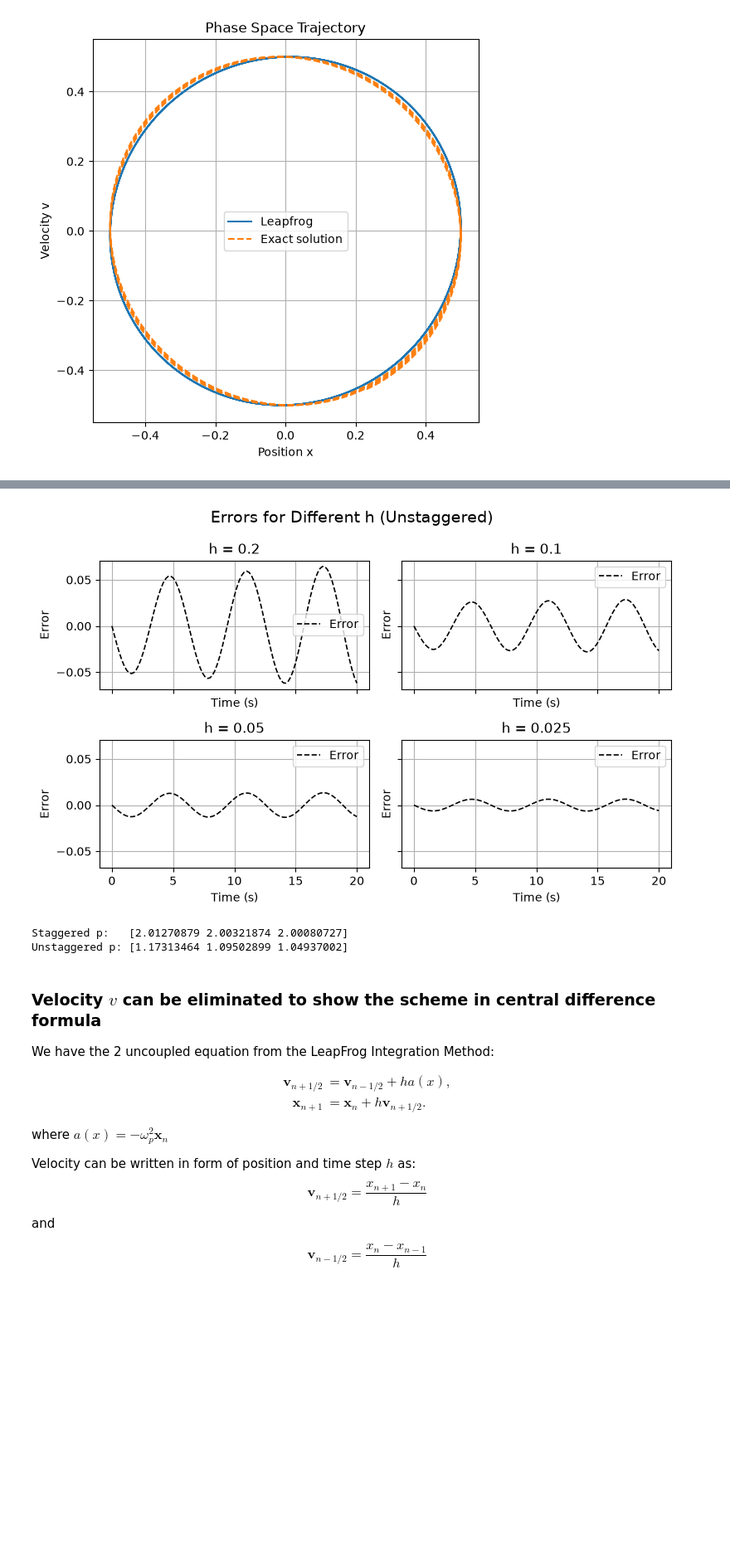
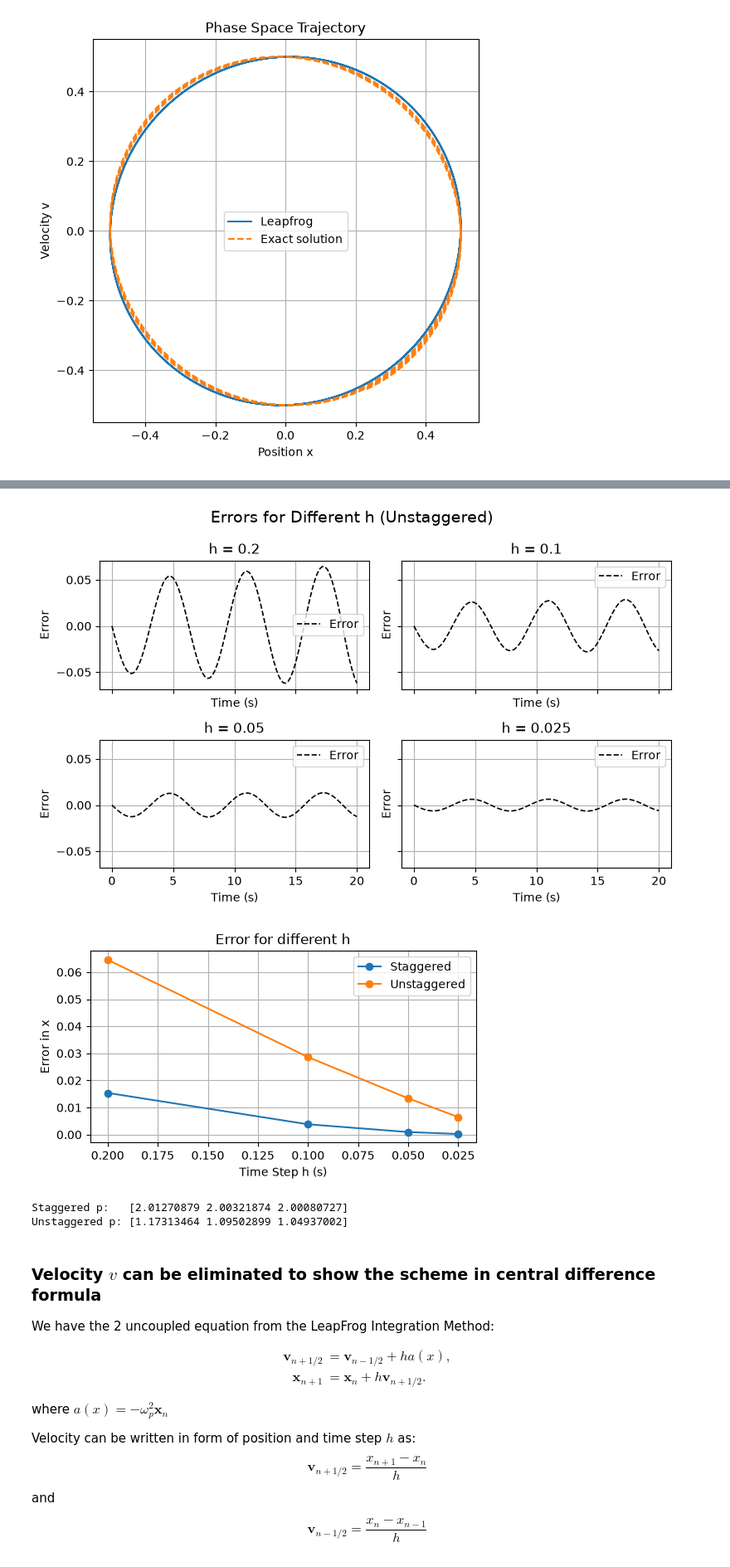
Before and after one commit to Aathi2165/AE801_2026, a Jupyter notebook: numode_ivp/Naman_IVP_ODE.ipynb, the cells around one changed output, grey strips where cells are left out. Shown at 83% size. Cells and saved outputs as stored; diff of their text form; code cells hidden in the pictures; blank space fills up the shorter version.

Commit message:
added max error plot vs time step

```diff
--- a/numode_ivp/Naman_IVP_ODE.ipynb
+++ b/numode_ivp/Naman_IVP_ODE.ipynb
@@ -210,33 +210,45 @@ for i in range(len(h_values)):
     ax = axs.flat[i]
     h = h_values[i]
     ax.plot(time1[h], err_arr_2[h], "k--", linewidth=1.2, label="Error")
     ax.set_title(f"h = {h}")
     ax.set_xlabel("Time (s)")
     ax.set_ylabel("Error")
     ax.legend()
     ax.grid(True)
 
 fig.suptitle("Errors for Different h (Unstaggered)", fontsize=14)
 plt.tight_layout()
 plt.show()
 
 ##Error Ratio for Staggered and Unstaggered Start
 e1 = []
 e2 = []
 for h in h_values:
     e1.append(np.max(np.abs(err_arr_1[h])))
     e2.append(np.max(np.abs(err_arr_2[h])))
 
 e1 = np.array(e1)
 e2 = np.array(e2)
 
+plt.figure(figsize=(6, 3))
+plt.plot(h_values, e1,'-o', label="Staggered")
+plt.plot(h_values, e2, '-o',label="Unstaggered")
+plt.xlabel("Time Step h (s)")
+plt.ylabel("Error in x")
+plt.title("Error for different h")
+plt.gca().invert_xaxis()
+plt.legend()
+plt.grid(True)
+plt.show()
+
 print("Staggered p:  ", np.log2(e1[:-1] / e1[1:]))
 print("Unstaggered p:", np.log2(e2[:-1] / e2[1:]))
 # %% [output]
 [figure]
 [figure]
 [figure]
 [figure]
+[figure, added]
 Staggered p:   [2.01270879 2.00321874 2.00080727]
 Unstaggered p: [1.17313464 1.09502899 1.04937002]
 # %% [markdown]
```
